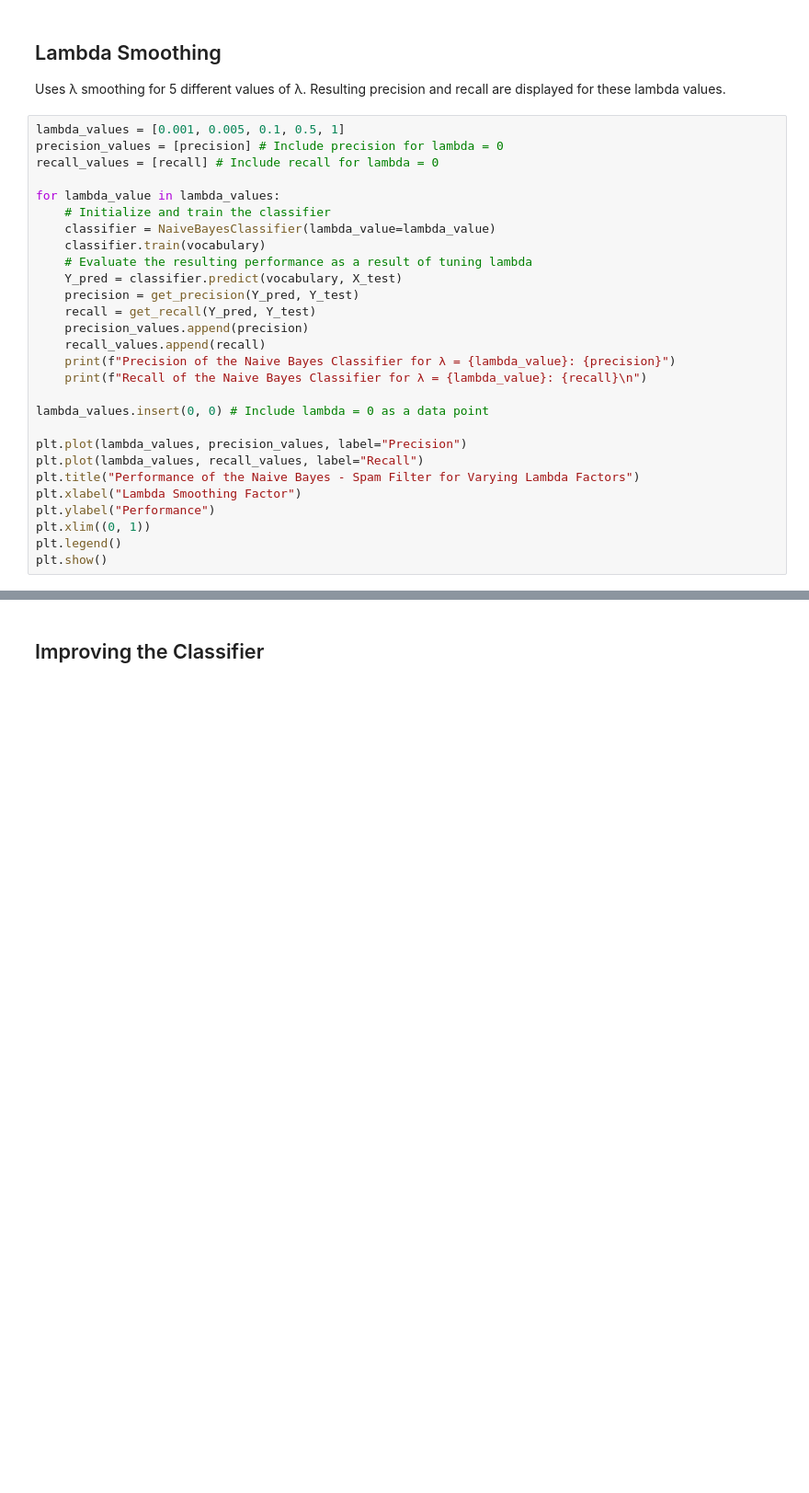
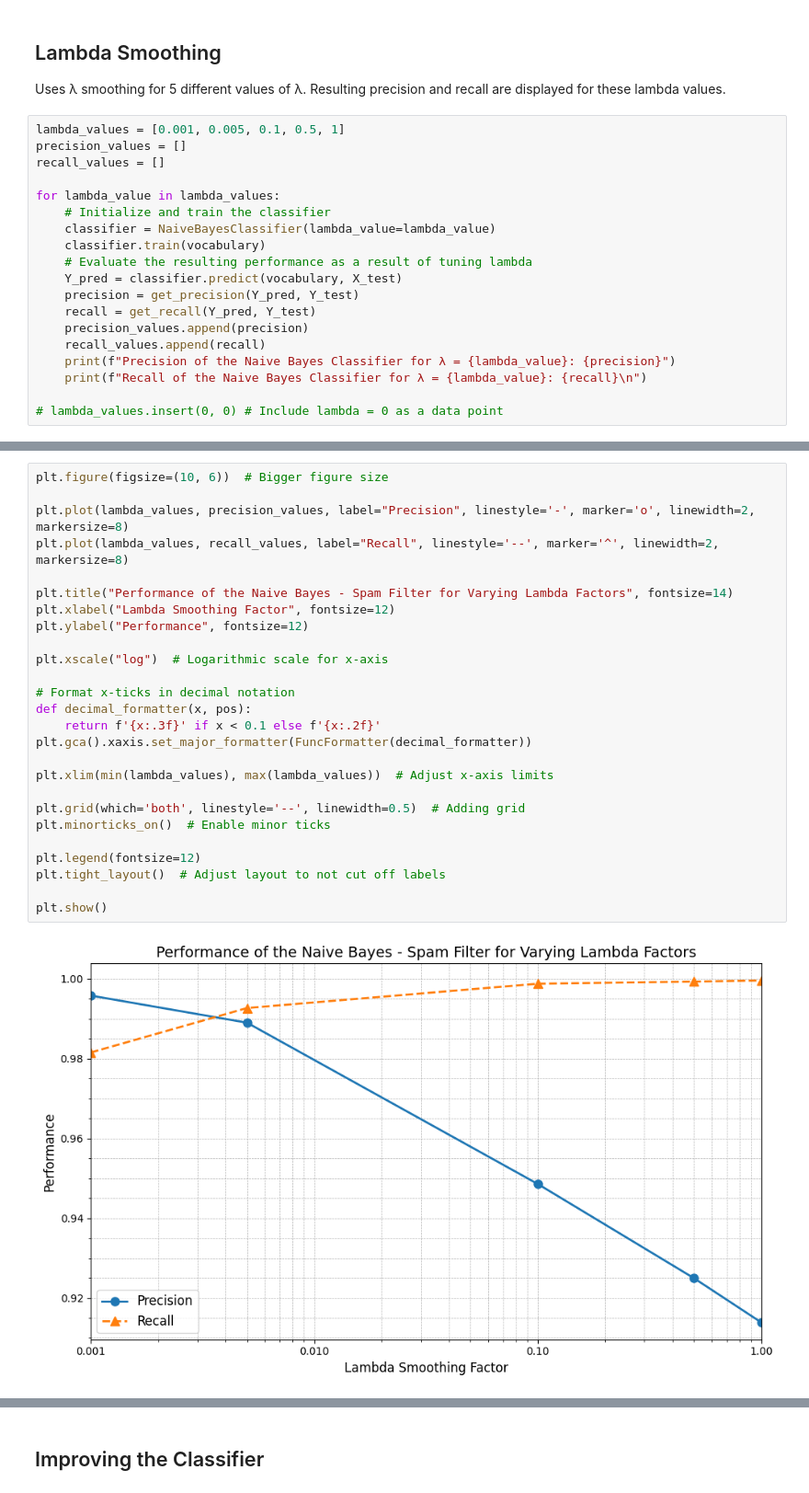
Before and after one commit to lendl-uy/ai201, a Jupyter notebook: programming_hw_2/ai201_pa2_uy.ipynb, the cells around one changed output, grey strips where cells are left out. Shown at 92% size. Drawn from its saved outputs; the diff is of its cells as text; blank space fills up the shorter version.

Commit message:
More code clean up. Prettier plot for performance curves.

```diff
--- a/programming_hw_2/ai201_pa2_uy.ipynb
+++ b/programming_hw_2/ai201_pa2_uy.ipynb
@@ -330,8 +332,8 @@ Recall of the Initial Naive Bayes Classifier: 0.8891985138004246
 Uses λ smoothing for 5 different values of λ. Resulting precision and recall are displayed for these lambda values.
 # %%
 lambda_values = [0.001, 0.005, 0.1, 0.5, 1]
-precision_values = [precision] # Include precision for lambda = 0
-recall_values = [recall] # Include recall for lambda = 0
+precision_values = []
+recall_values = []
 
 for lambda_value in lambda_values:
     # Initialize and train the classifier
@@ -346,16 +348,7 @@ for lambda_value in lambda_values:
     print(f"Precision of the Naive Bayes Classifier for λ = {lambda_value}: {precision}")
     print(f"Recall of the Naive Bayes Classifier for λ = {lambda_value}: {recall}\n")
 
-lambda_values.insert(0, 0) # Include lambda = 0 as a data point
-
-plt.plot(lambda_values, precision_values, label="Precision")
-plt.plot(lambda_values, recall_values, label="Recall")
-plt.title("Performance of the Naive Bayes - Spam Filter for Varying Lambda Factors")
-plt.xlabel("Lambda Smoothing Factor")
-plt.ylabel("Performance")
-plt.xlim((0, 1))
-plt.legend()
-plt.show()
+# lambda_values.insert(0, 0) # Include lambda = 0 as a data point
 # %% [output]
 Precision of the Naive Bayes Classifier for λ = 0.001: 0.9958266020463112
 Recall of the Naive Bayes Classifier for λ = 0.001: 0.9815552016985138
@@ -375 +367,29 @@ Recall of the Naive Bayes Classifier for λ = 1: 0.9996019108280255
+# %%
+plt.figure(figsize=(10, 6))  # Bigger figure size
+
+plt.plot(lambda_values, precision_values, label="Precision", linestyle='-', marker='o', linewidth=2, markersize=8)
+plt.plot(lambda_values, recall_values, label="Recall", linestyle='--', marker='^', linewidth=2, markersize=8)
+
+plt.title("Performance of the Naive Bayes - Spam Filter for Varying Lambda Factors", fontsize=14)
+plt.xlabel("Lambda Smoothing Factor", fontsize=12)
+plt.ylabel("Performance", fontsize=12)
+
+plt.xscale("log")  # Logarithmic scale for x-axis
+
+# Format x-ticks in decimal notation
+def decimal_formatter(x, pos):
+    return f'{x:.3f}' if x < 0.1 else f'{x:.2f}'
+plt.gca().xaxis.set_major_formatter(FuncFormatter(decimal_formatter))
+
+plt.xlim(min(lambda_values), max(lambda_values))  # Adjust x-axis limits
+
+plt.grid(which='both', linestyle='--', linewidth=0.5)  # Adding grid
+plt.minorticks_on()  # Enable minor ticks
+
+plt.legend(fontsize=12)
+plt.tight_layout()  # Adjust layout to not cut off labels
+
+plt.show()
+# %% [output]
+[figure, added]
 # %% [markdown]
```
Also changed, not shown: parts of 7 cells of this notebook.
